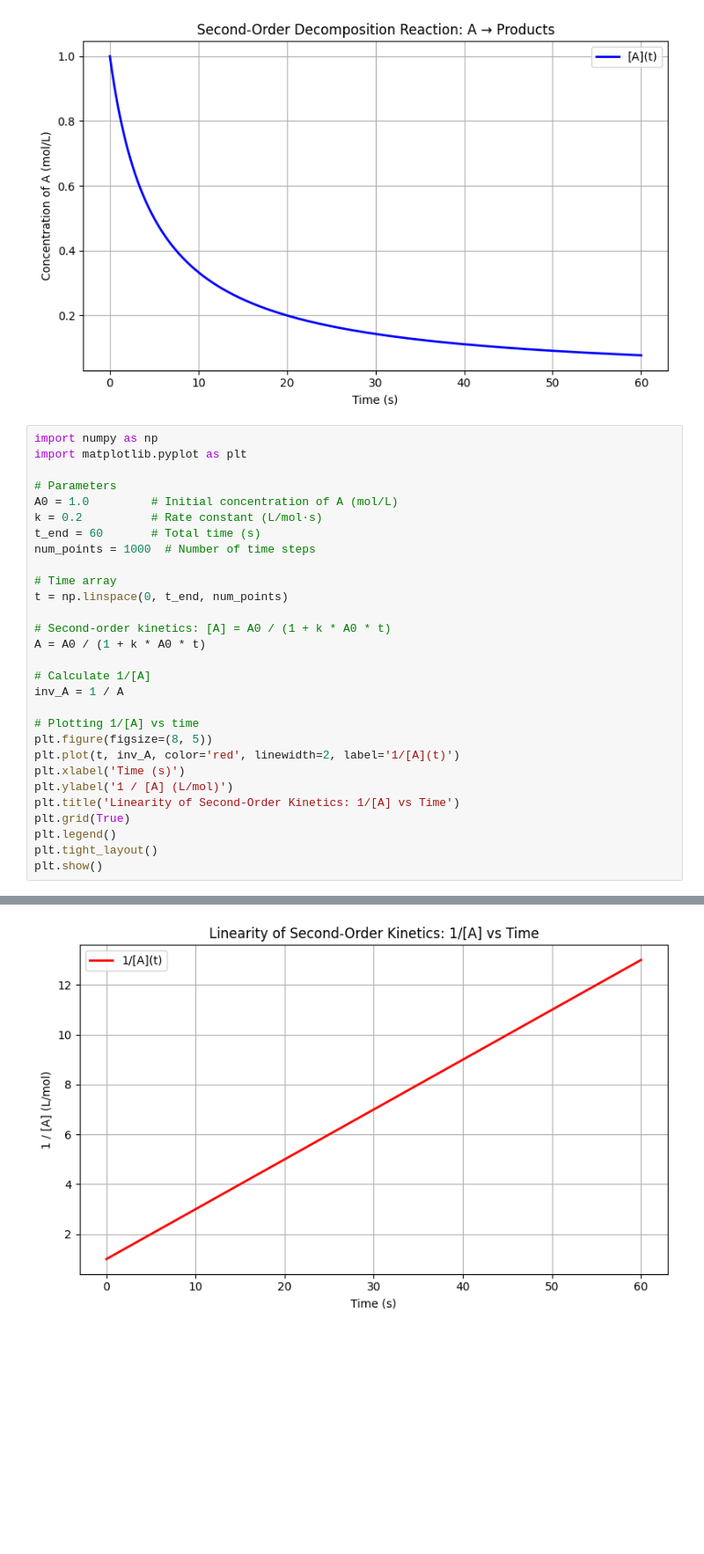
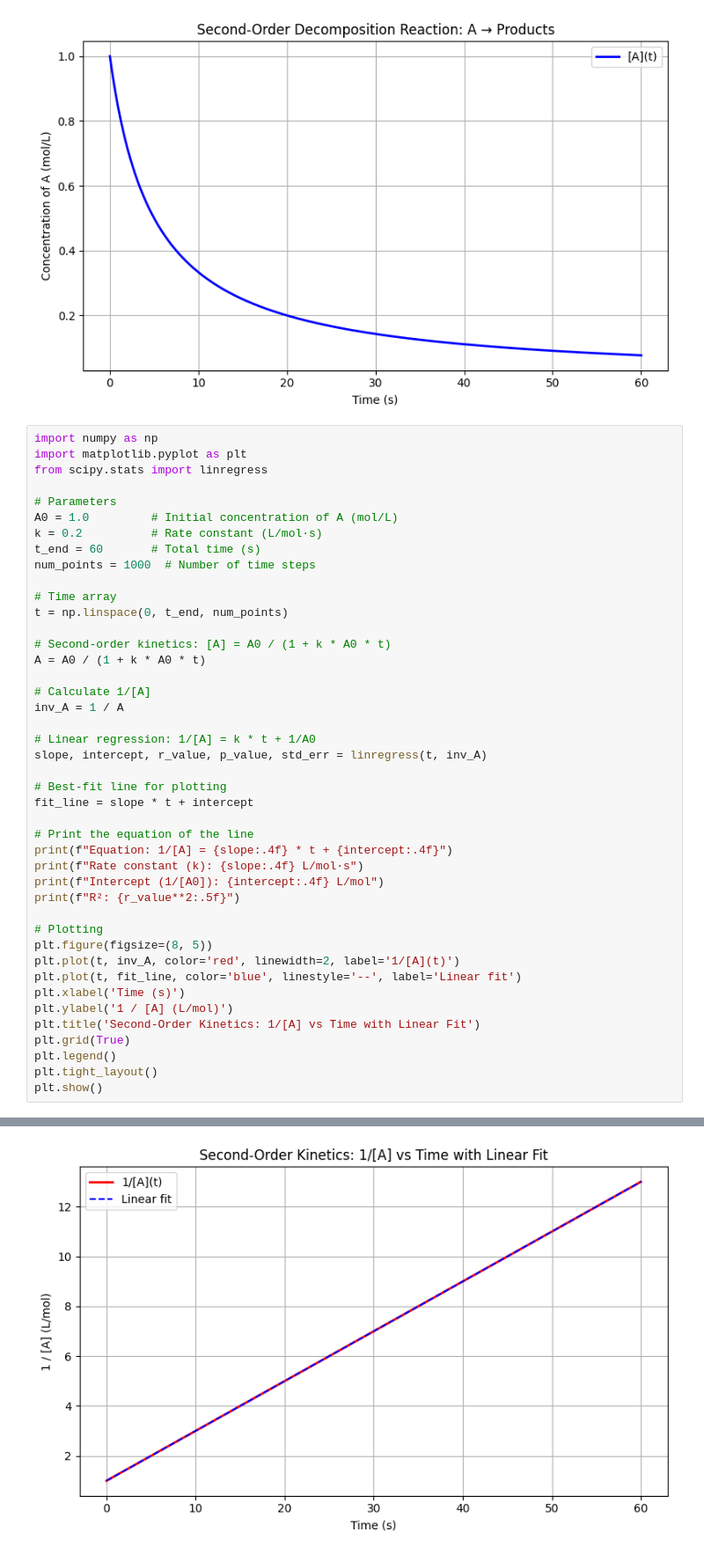
Before and after one commit to davidebtt/chemical_pycode, a Jupyter notebook: second_order_decomposition_reaction.ipynb, the cells around one changed output, grey strips where cells are left out. Shown at 88% size. Saved outputs shown, nothing was run; the diff lists cells and outputs as text; blank space fills up the shorter version.

```diff
--- a/second_order_decomposition_reaction.ipynb
+++ b/second_order_decomposition_reaction.ipynb
@@ -33,6 +33,7 @@ plt.show()
 # %%
 import numpy as np
 import matplotlib.pyplot as plt
+from scipy.stats import linregress
 
 # Parameters
 A0 = 1.0         # Initial concentration of A (mol/L)
@@ -49,12 +50,25 @@ A = A0 / (1 + k * A0 * t)
 # Calculate 1/[A]
 inv_A = 1 / A
 
-# Plotting 1/[A] vs time
+# Linear regression: 1/[A] = k * t + 1/A0
+slope, intercept, r_value, p_value, std_err = linregress(t, inv_A)
+
+# Best-fit line for plotting
+fit_line = slope * t + intercept
+
+# Print the equation of the line
+print(f"Equation: 1/[A] = {slope:.4f} * t + {intercept:.4f}")
+print(f"Rate constant (k): {slope:.4f} L/mol·s")
+print(f"Intercept (1/[A0]): {intercept:.4f} L/mol")
+print(f"R²: {r_value**2:.5f}")
+
+# Plotting
 plt.figure(figsize=(8, 5))
 plt.plot(t, inv_A, color='red', linewidth=2, label='1/[A](t)')
+plt.plot(t, fit_line, color='blue', linestyle='--', label='Linear fit')
 plt.xlabel('Time (s)')
 plt.ylabel('1 / [A] (L/mol)')
-plt.title('Linearity of Second-Order Kinetics: 1/[A] vs Time')
+plt.title('Second-Order Kinetics: 1/[A] vs Time with Linear Fit')
 plt.grid(True)
 plt.legend()
 plt.tight_layout()
@@ -63,4 +81,4 @@ plt.show()
-[figure, old version]
+[figure, new version]
 # %% [markdown]
 ![image.png](embedded-picture-1)
 # %%
```
Also changed, not shown: parts of 1 cell of this notebook.
